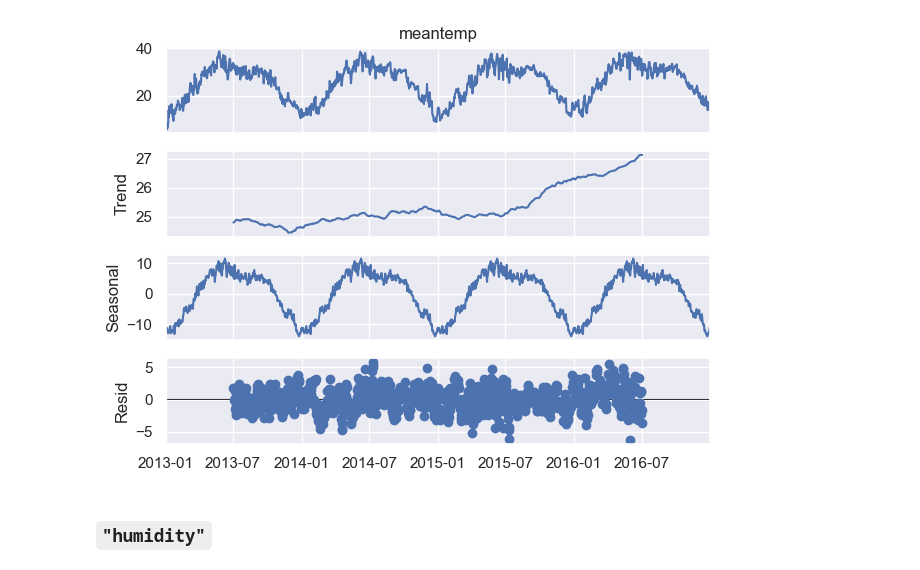
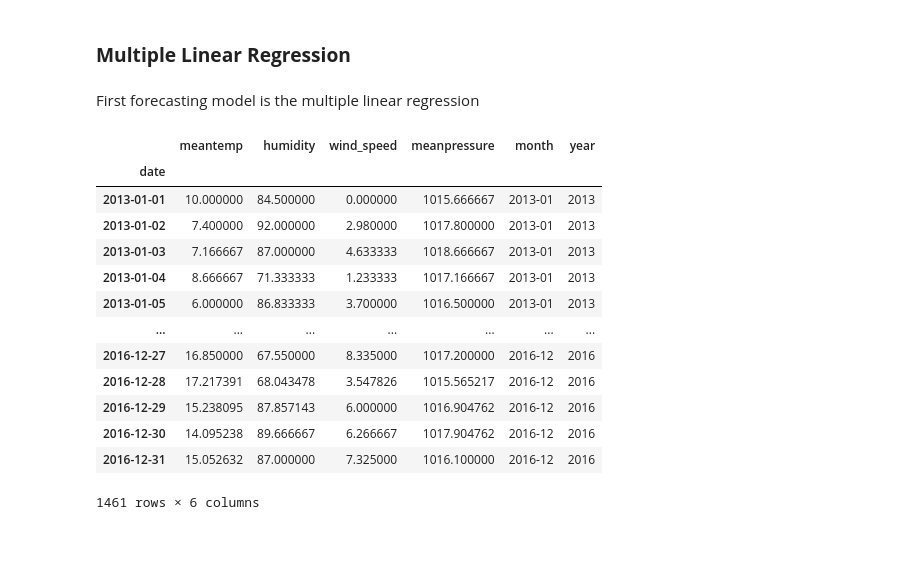
Before and after one commit to marcocolognesi/Weather_Forecast, a Jupyter notebook: forecasting.ipynb, the cells around one changed output. Saved outputs shown, nothing was run; the diff lists cells and outputs as text; code cells hidden in the pictures; blank space fills up the shorter version.

Commit message:
multiple linear regression

```diff
--- a/forecasting.ipynb
+++ b/forecasting.ipynb
@@ -106,8 +19,34 @@ Period (days/cycle):  365.25
-# %%
-decompose_data = seasonal_decompose(train_data['meantemp'], model='additive', period=365)
-decompose_data.plot()
-plt.show()
-# %% [output]
-[figure, removed]
-# %% [markdown]
-### `"humidity"`
+# %% [markdown]
+### **Multiple Linear Regression**
+# %% [markdown]
+First forecasting model is the multiple linear regression
+# %%
+# Importing train dataset
+train_data = pd.read_csv(
+    filepath_or_buffer="cleaned_data/train_clean.csv",
+    parse_dates=['date'],
+    index_col=['date'],
+)
+
+# Imposing data frequency as daily
+train_data = train_data.asfreq('D')
+
+# Lowercase column names
+train_data.columns = train_data.columns.str.lower()
+
+display(train_data)
+# %% [output]
+|  | meantemp | humidity | wind_speed | meanpressure | month | year |
+| date |  |  |  |  |  |  |
+| 2013-01-01 | 10.000000 | 84.500000 | 0.000000 | 1015.666667 | 2013-01 | 2013 |
+| 2013-01-02 | 7.400000 | 92.000000 | 2.980000 | 1017.800000 | 2013-01 | 2013 |
+| 2013-01-03 | 7.166667 | 87.000000 | 4.633333 | 1018.666667 | 2013-01 | 2013 |
+| 2013-01-04 | 8.666667 | 71.333333 | 1.233333 | 1017.166667 | 2013-01 | 2013 |
+| 2013-01-05 | 6.000000 | 86.833333 | 3.700000 | 1016.500000 | 2013-01 | 2013 |
+| ... | ... | ... | ... | ... | ... | ... |
+| 2016-12-27 | 16.850000 | 67.550000 | 8.335000 | 1017.200000 | 2016-12 | 2016 |
+| 2016-12-28 | 17.217391 | 68.043478 | 3.547826 | 1015.565217 | 2016-12 | 2016 |
+| 2016-12-29 | 15.238095 | 87.857143 | 6.000000 | 1016.904762 | 2016-12 | 2016 |
+| 2016-12-30 | 14.095238 | 89.666667 | 6.266667 | 1017.904762 | 2016-12 | 2016 |
+| 2016-12-31 | 15.052632 | 87.000000 | 7.325000 | 1016.100000 | 2016-12 | 2016 |
+1461 rows × 6 columns
```
Also changed, not shown: parts of 15 cells of this notebook.
